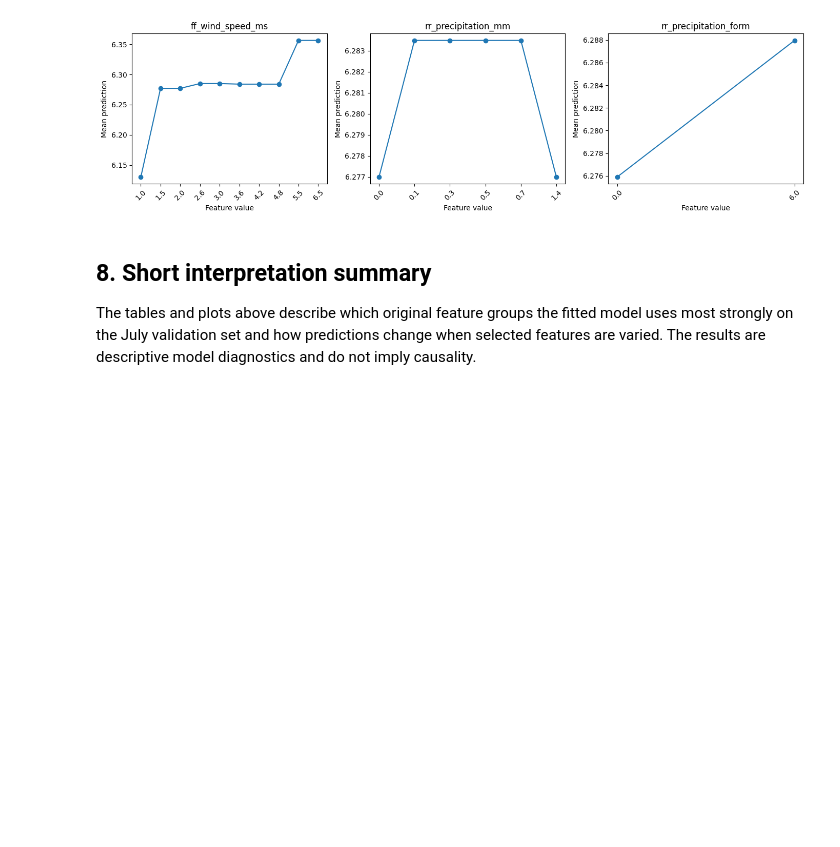
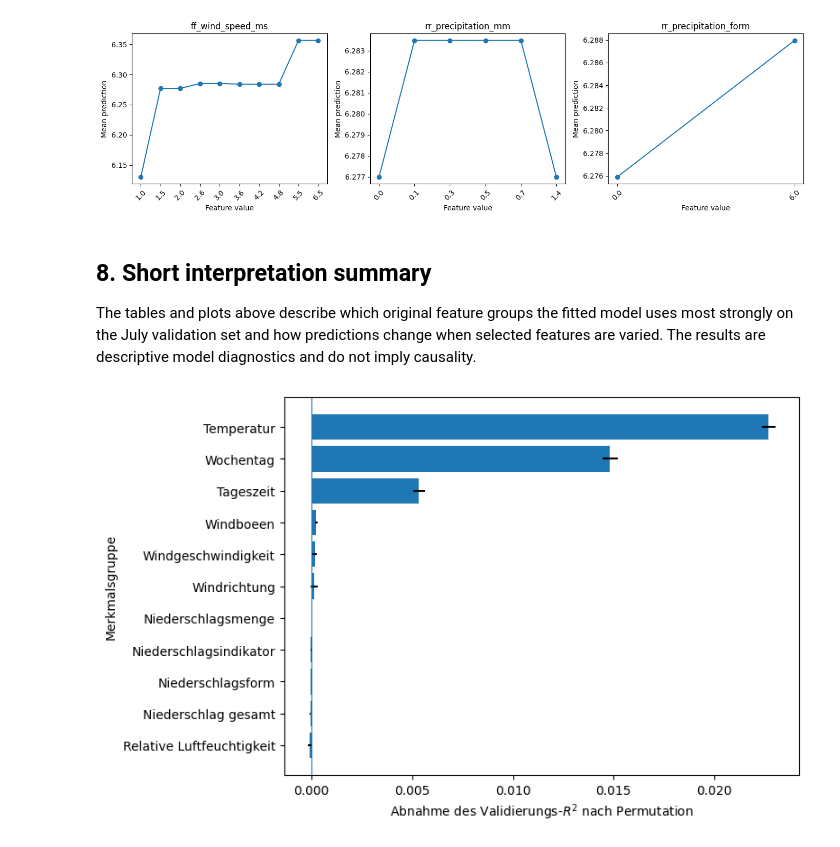
Before and after one commit to LeblL/LukasLeblBA, a Jupyter notebook: notebooks/modeling/02_model_interpretation.ipynb, the cells around one changed output. Saved outputs shown, nothing was run; the diff lists cells and outputs as text; code cells hidden in the pictures; blank space fills up the shorter version.

```diff
--- a/notebooks/modeling/02_model_interpretation.ipynb
+++ b/notebooks/modeling/02_model_interpretation.ipynb
@@ -436,3 +436,55 @@ plt.show()
 ## 8. Short interpretation summary
 
 The tables and plots above describe which original feature groups the fitted model uses most strongly on the July validation set and how predictions change when selected features are varied. The results are descriptive model diagnostics and do not imply causality.
+# %%
+from pathlib import Path
+import matplotlib.pyplot as plt
+
+export_dir = PROJECT_DIR / "outputs" / "model_interpretation"
+export_dir.mkdir(parents=True, exist_ok=True)
+
+plot_data = (
+    permutation_importance_results
+    .dropna(subset=["Importance"])
+    .sort_values("Importance")
+    .copy()
+)
+
+plot_data["Feature group"] = plot_data["Feature group"].replace({
+    "Time": "Zeitmerkmale",
+    "Calendar": "Kalendermerkmale",
+    "Temperature": "Temperatur",
+    "Humidity": "Relative Luftfeuchtigkeit",
+    "Wind": "Wind",
+    "Wind direction": "Windrichtung",
+    "Wind gusts": "Maximale Windspitze",
+    "Precipitation": "Niederschlag"
+})
+
+fig, ax = plt.subplots(figsize=(8, 5))
+
+ax.barh(
+    plot_data["Feature group"],
+    plot_data["Importance"],
+    xerr=plot_data["Std importance"]
+)
+
+ax.axvline(0, linewidth=0.8)
+ax.set_xlabel(r"Abnahme des Validierungs-$R^2$ nach Permutation")
+ax.set_ylabel("Merkmalsgruppe")
+
+fig.tight_layout()
+
+fig.savefig(
+    export_dir / "permutation_importance_juli.pdf",
+    bbox_inches="tight"
+)
+fig.savefig(
+    export_dir / "permutation_importance_juli.png",
+    dpi=300,
+    bbox_inches="tight"
+)
+
+plt.show()
+# %% [output]
+[figure, added]
```
Also changed, not shown: parts of 1 cell of this notebook, 2 other files.
